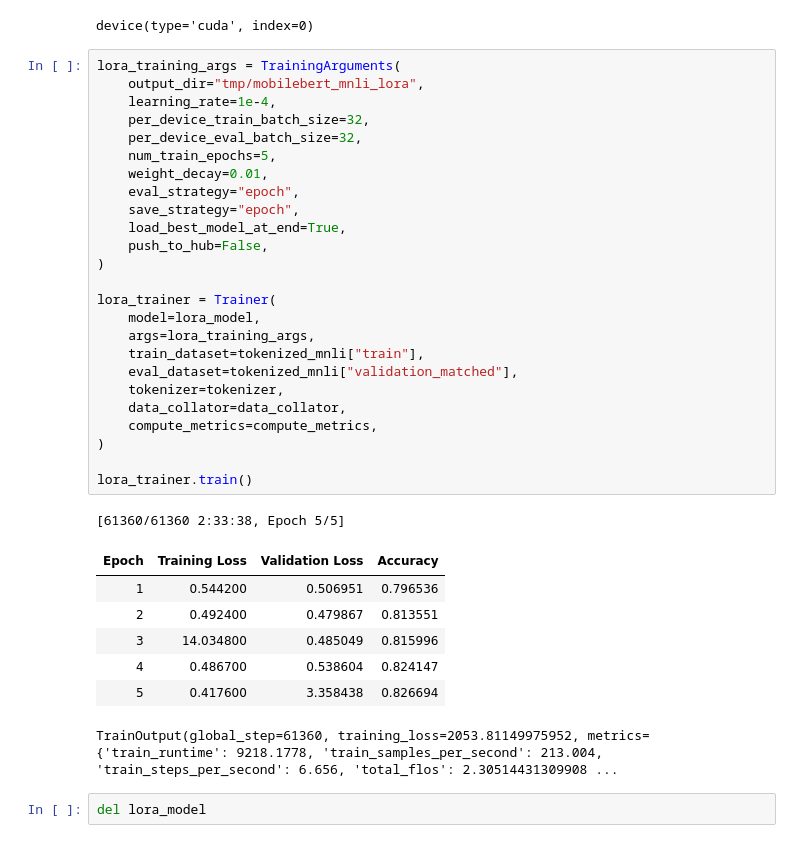
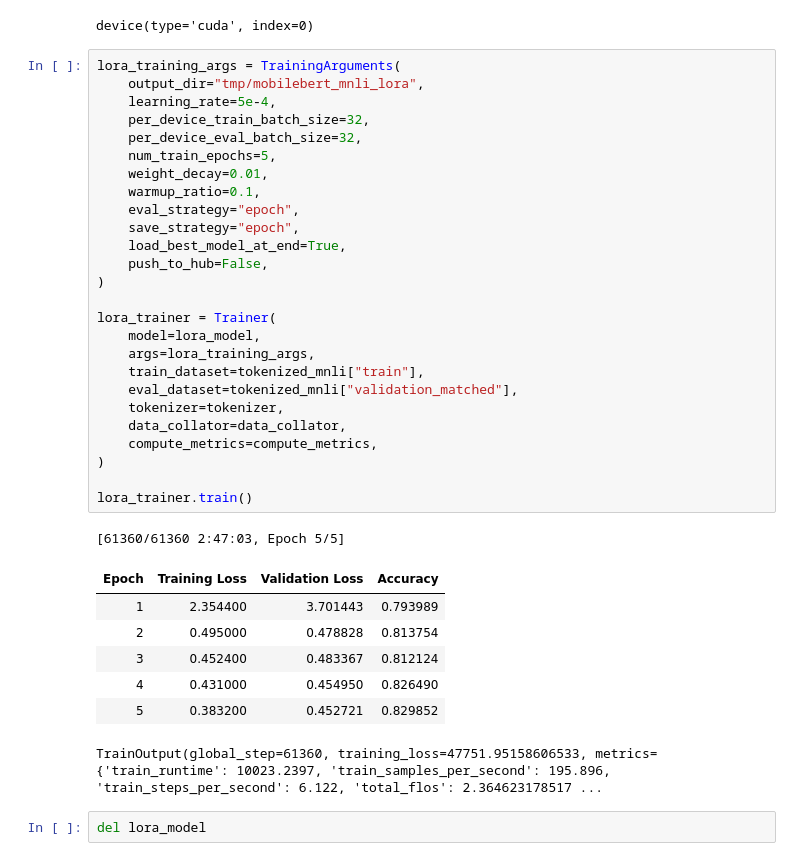
Before and after one commit to rayortigas/_2024-CS230-project, a Jupyter notebook: milestone-mnli.ipynb, the cells around one changed output. Cells and saved outputs as stored; diff of their text form.

Commit message:
Re-train MNLI LoRA with 32, accuracy better.

```diff
--- a/milestone-mnli.ipynb
+++ b/milestone-mnli.ipynb
@@ -702,37 +704,38 @@ device(type='cuda', index=0)
 # %%
 lora_training_args = TrainingArguments(
     output_dir="tmp/mobilebert_mnli_lora",
-    learning_rate=1e-4,
+    learning_rate=5e-4,
     per_device_train_batch_size=32,
     per_device_eval_batch_size=32,
     num_train_epochs=5,
     weight_decay=0.01,
+    warmup_ratio=0.1,
     eval_strategy="epoch",
     save_strategy="epoch",
     load_best_model_at_end=True,
     push_to_hub=False,
 )
 
 lora_trainer = Trainer(
     model=lora_model,
     args=lora_training_args,
     train_dataset=tokenized_mnli["train"],
     eval_dataset=tokenized_mnli["validation_matched"],
     tokenizer=tokenizer,
     data_collator=data_collator,
     compute_metrics=compute_metrics,
 )
 
 lora_trainer.train()
 # %% [output]
-[61360/61360 2:33:38, Epoch 5/5]
+[61360/61360 2:47:03, Epoch 5/5]
 | Epoch | Training Loss | Validation Loss | Accuracy |
-| 1 | 0.544200 | 0.506951 | 0.796536 |
-| 2 | 0.492400 | 0.479867 | 0.813551 |
-| 3 | 14.034800 | 0.485049 | 0.815996 |
-| 4 | 0.486700 | 0.538604 | 0.824147 |
-| 5 | 0.417600 | 3.358438 | 0.826694 |
+| 1 | 2.354400 | 3.701443 | 0.793989 |
+| 2 | 0.495000 | 0.478828 | 0.813754 |
+| 3 | 0.452400 | 0.483367 | 0.812124 |
+| 4 | 0.431000 | 0.454950 | 0.826490 |
+| 5 | 0.383200 | 0.452721 | 0.829852 |
-TrainOutput(global_step=61360, training_loss=2053.81149975952, metrics={'train_runtime': 9218.1778, 'train_samples_per_second': 213.004, 'train_steps_per_second': 6.656, 'total_flos': 2.30514431309908 ...
+TrainOutput(global_step=61360, training_loss=47751.95158606533, metrics={'train_runtime': 10023.2397, 'train_samples_per_second': 195.896, 'train_steps_per_second': 6.122, 'total_flos': 2.364623178517 ...
 # %%
 del lora_model
 # %%
```
Also changed, not shown: parts of 6 cells of this notebook.
